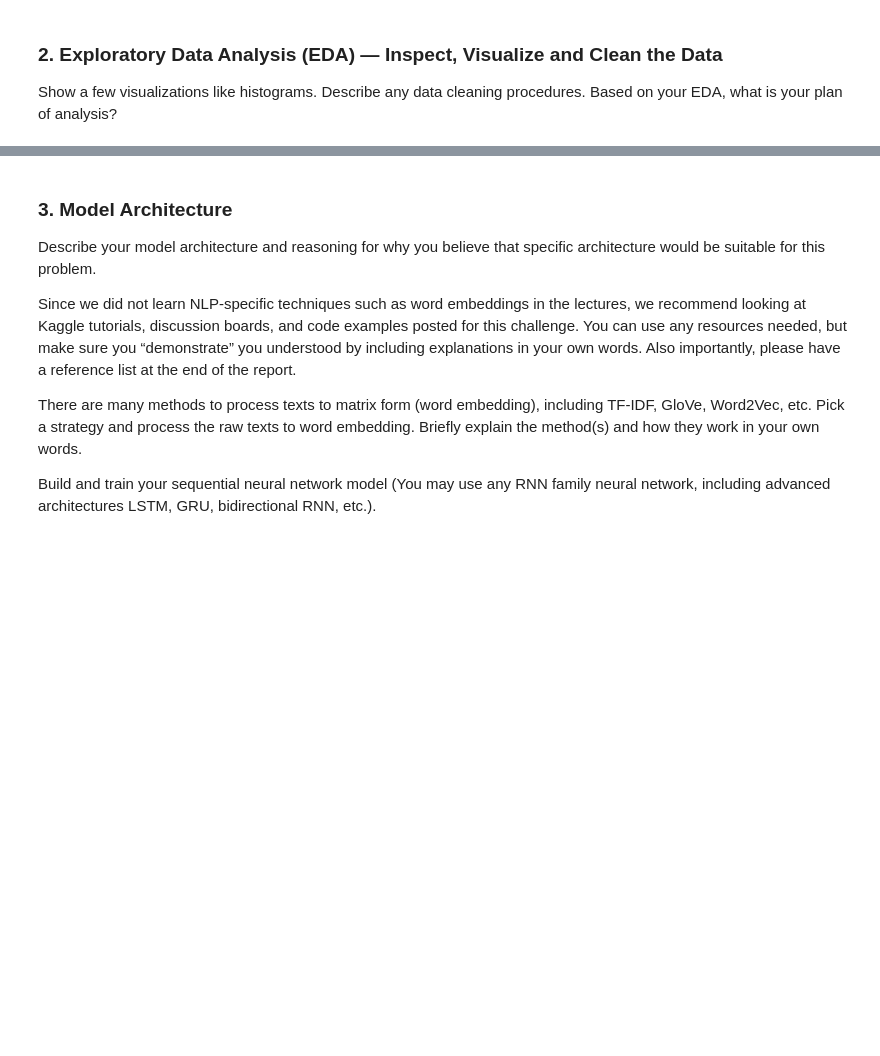
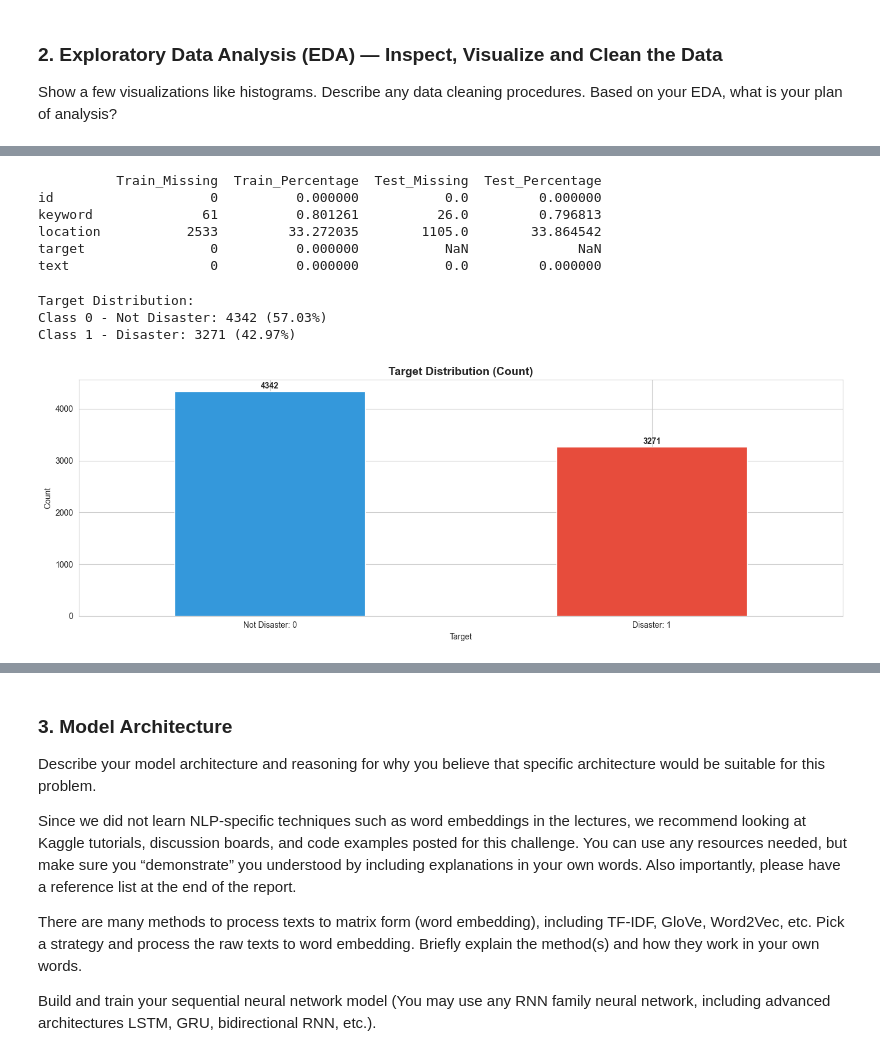
Before and after one commit to drivera53/introduction_to_deep_learning, a Jupyter notebook: Week4_NLP_Disaster_Tweets_Kaggle/Week4_NLP_Disaster_Tweets_Kaggle.ipynb, the cells around one changed output, grey strips where cells are left out. Cells and saved outputs as stored; diff of their text form; code cells hidden in the pictures; blank space fills up the shorter version.

Commit message:
Week4 Natural Language Processing with Disaster Tweets Solution

```diff
--- a/Week4_NLP_Disaster_Tweets_Kaggle/Week4_NLP_Disaster_Tweets_Kaggle.ipynb
+++ b/Week4_NLP_Disaster_Tweets_Kaggle/Week4_NLP_Disaster_Tweets_Kaggle.ipynb
@@ -43,0 +71,8 @@ Show a few visualizations like histograms. Describe any data cleaning procedures
+# %%
+# Setting style for consistent plots
+sns.set_style("whitegrid")
+plt.rcParams['figure.figsize'] = (12, 6)
+# %%
+# Load data
+train_df = pd.read_csv('data/train.csv')
+test_df = pd.read_csv('data/test.csv')
@@ -43,0 +124,53 @@ Show a few visualizations like histograms. Describe any data cleaning procedures
+# %%
+# Check for Null/missing values
+train_missing = train_df.isnull().sum()
+train_missing_pct = (train_missing / len(train_df)) * 100
+
+test_missing = test_df.isnull().sum()
+test_missing_pct = (test_missing / len(test_df)) * 100
+
+missing_sum = pd.DataFrame({
+    'Train_Missing': train_missing,
+    'Train_Percentage': train_missing_pct,
+    'Test_Missing': test_missing,
+    'Test_Percentage': test_missing_pct
+})
+
+print(missing_sum)
+# %% [output]
+          Train_Missing  Train_Percentage  Test_Missing  Test_Percentage
+id                    0          0.000000           0.0         0.000000
+keyword              61          0.801261          26.0         0.796813
+location           2533         33.272035        1105.0        33.864542
+target                0          0.000000           NaN              NaN
+text                  0          0.000000           0.0         0.000000
+# %%
+# Distribution
+target_counts = train_df['target'].value_counts()
+target_pct = train_df['target'].value_counts(normalize=True) * 100
+
+print("Target Distribution:")
+print(f"Class 0 - Not Disaster: {target_counts[0]} ({target_pct[0]:.2f}%)")
+print(f"Class 1 - Disaster: {target_counts[1]} ({target_pct[1]:.2f}%)")
+
+# Visualize target distribution
+fig, ax = plt.subplots(1, 1, figsize=(14, 5))
+
+# Plot
+target_counts.plot(kind='bar', ax=ax, color=['#3498db', '#e74c3c'])
+ax.set_title('Target Distribution (Count)', fontsize=14, fontweight='bold')
+ax.set_xlabel('Target')
+ax.set_ylabel('Count')
+ax.set_xticklabels(['Not Disaster: 0', 'Disaster: 1'], rotation=0)
+
+# Add count labels on bars
+for i, v in enumerate(target_counts):
+    ax.text(i, v + 50, str(v), ha='center', fontweight='bold')
+
+plt.tight_layout()
+plt.show()
+# %% [output]
+Target Distribution:
+Class 0 - Not Disaster: 4342 (57.03%)
+Class 1 - Disaster: 3271 (42.97%)
+[figure, added]
```
Also changed, not shown: parts of 42 cells of this notebook, 2 other files.
